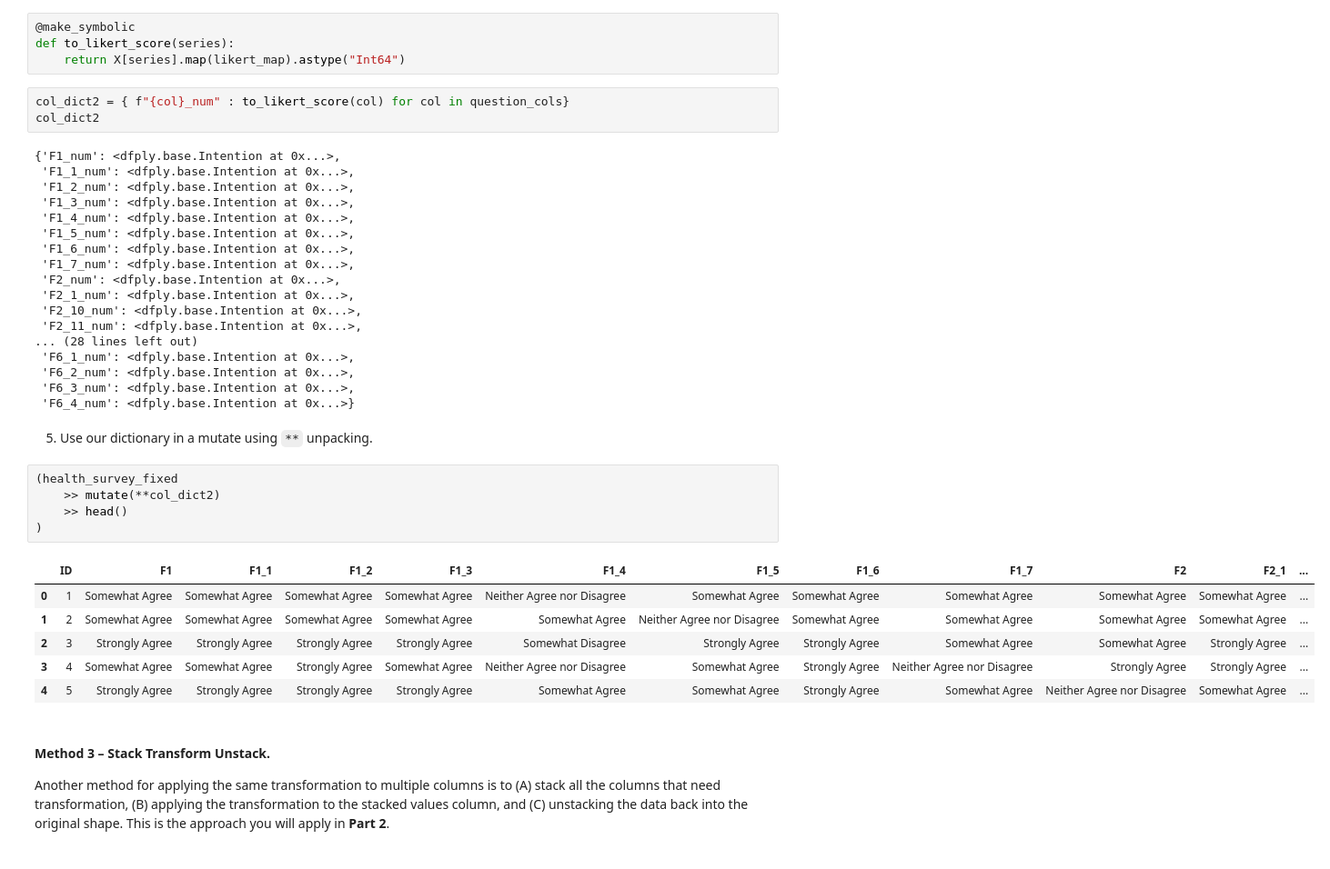
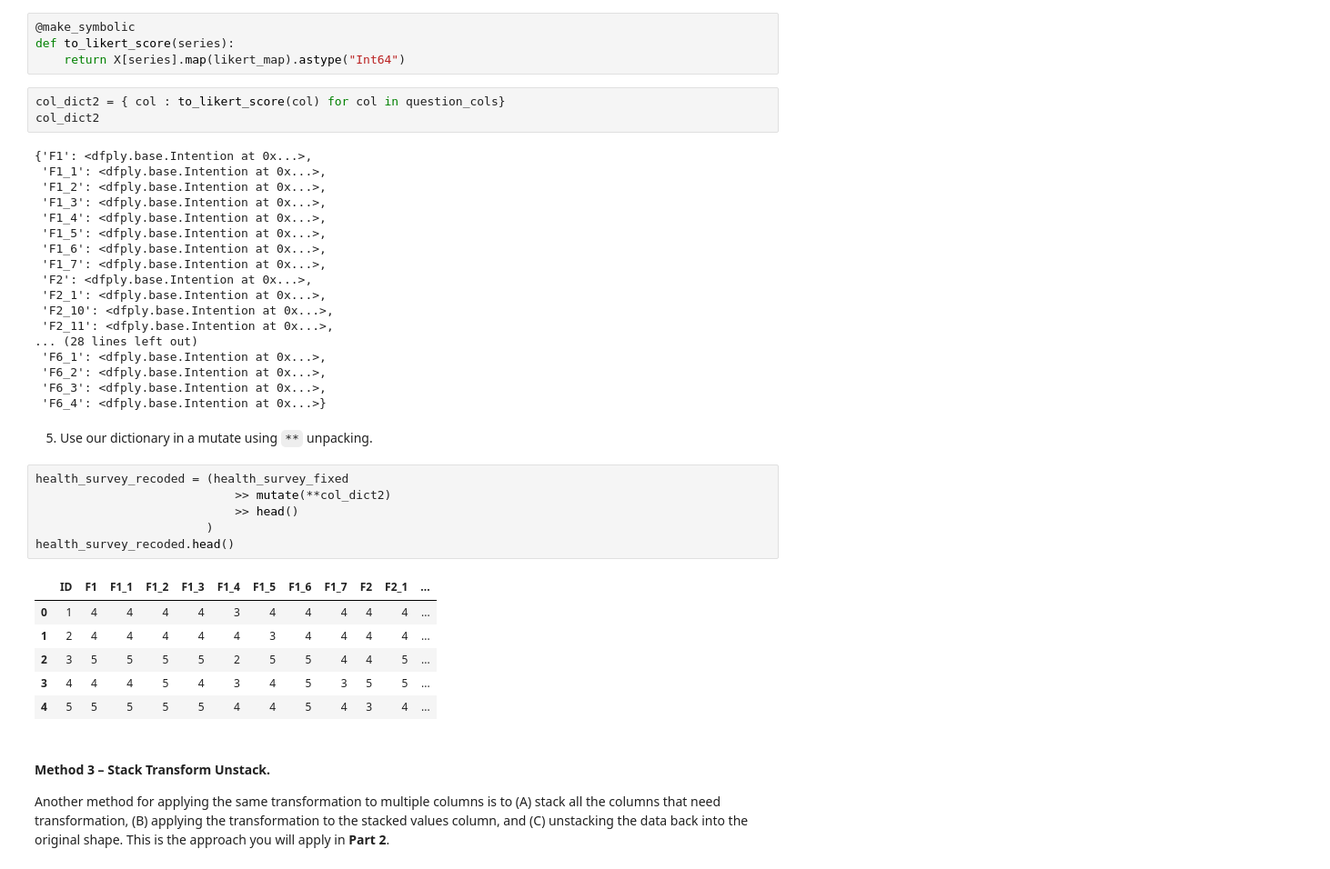
Before and after one commit to emmar2000/dsci326, a Jupyter notebook: module3/activity_3_2/act3_2_recoding_survey_data.ipynb, the cells around one changed output. Shown: that part at 91% size. Saved outputs shown, nothing was run; the diff lists cells and outputs as text.

```diff
--- a/module3/activity_3_2/act3_2_recoding_survey_data.ipynb
+++ b/module3/activity_3_2/act3_2_recoding_survey_data.ipynb
@@ -210,40 +212,41 @@ col_dict
 def to_likert_score(series):
     return X[series].map(likert_map).astype("Int64")
 # %%
-col_dict2 = { f"{col}_num" : to_likert_score(col) for col in question_cols}
+col_dict2 = { col : to_likert_score(col) for col in question_cols}
 col_dict2
 # %% [output]
-{'F1_num': <dfply.base.Intention at 0x...>,
- 'F1_1_num': <dfply.base.Intention at 0x...>,
- 'F1_2_num': <dfply.base.Intention at 0x...>,
- 'F1_3_num': <dfply.base.Intention at 0x...>,
- 'F1_4_num': <dfply.base.Intention at 0x...>,
- 'F1_5_num': <dfply.base.Intention at 0x...>,
- 'F1_6_num': <dfply.base.Intention at 0x...>,
- 'F1_7_num': <dfply.base.Intention at 0x...>,
- 'F2_num': <dfply.base.Intention at 0x...>,
- 'F2_1_num': <dfply.base.Intention at 0x...>,
- 'F2_10_num': <dfply.base.Intention at 0x...>,
- 'F2_11_num': <dfply.base.Intention at 0x...>,
+{'F1': <dfply.base.Intention at 0x...>,
+ 'F1_1': <dfply.base.Intention at 0x...>,
+ 'F1_2': <dfply.base.Intention at 0x...>,
+ 'F1_3': <dfply.base.Intention at 0x...>,
+ 'F1_4': <dfply.base.Intention at 0x...>,
+ 'F1_5': <dfply.base.Intention at 0x...>,
+ 'F1_6': <dfply.base.Intention at 0x...>,
+ 'F1_7': <dfply.base.Intention at 0x...>,
+ 'F2': <dfply.base.Intention at 0x...>,
+ 'F2_1': <dfply.base.Intention at 0x...>,
+ 'F2_10': <dfply.base.Intention at 0x...>,
+ 'F2_11': <dfply.base.Intention at 0x...>,
 ... (28 lines left out)
- 'F6_1_num': <dfply.base.Intention at 0x...>,
- 'F6_2_num': <dfply.base.Intention at 0x...>,
- 'F6_3_num': <dfply.base.Intention at 0x...>,
- 'F6_4_num': <dfply.base.Intention at 0x...>}
+ 'F6_1': <dfply.base.Intention at 0x...>,
+ 'F6_2': <dfply.base.Intention at 0x...>,
+ 'F6_3': <dfply.base.Intention at 0x...>,
+ 'F6_4': <dfply.base.Intention at 0x...>}
 # %% [markdown]
 5.  Use our dictionary in a mutate using `**` unpacking.
 # %%
-(health_survey_fixed
-    >> mutate(**col_dict2)
-    >> head()
-)
+health_survey_recoded = (health_survey_fixed
+                            >> mutate(**col_dict2)
+                            >> head()
+                        )
+health_survey_recoded.head()
 # %% [output]
 |  | ID | F1 | F1_1 | F1_2 | F1_3 | F1_4 | F1_5 | F1_6 | F1_7 | F2 | F2_1 | ... |
-| 0 | 1 | Somewhat Agree | Somewhat Agree | Somewhat Agree | Somewhat Agree | Neither Agree nor Disagree | Somewhat Agree | Somewhat Agree | Somewhat Agree | Somewhat Agree | Somewhat Agree | ... |
-| 1 | 2 | Somewhat Agree | Somewhat Agree | Somewhat Agree | Somewhat Agree | Somewhat Agree | Neither Agree nor Disagree | Somewhat Agree | Somewhat Agree | Somewhat Agree | Somewhat Agree | ... |
-| 2 | 3 | Strongly Agree | Strongly Agree | Strongly Agree | Strongly Agree | Somewhat Disagree | Strongly Agree | Strongly Agree | Somewhat Agree | Somewhat Agree | Strongly Agree | ... |
-| 3 | 4 | Somewhat Agree | Somewhat Agree | Strongly Agree | Somewhat Agree | Neither Agree nor Disagree | Somewhat Agree | Strongly Agree | Neither Agree nor Disagree | Strongly Agree | Strongly Agree | ... |
-| 4 | 5 | Strongly Agree | Strongly Agree | Strongly Agree | Strongly Agree | Somewhat Agree | Somewhat Agree | Strongly Agree | Somewhat Agree | Neither Agree nor Disagree | Somewhat Agree | ... |
+| 0 | 1 | 4 | 4 | 4 | 4 | 3 | 4 | 4 | 4 | 4 | 4 | ... |
+| 1 | 2 | 4 | 4 | 4 | 4 | 4 | 3 | 4 | 4 | 4 | 4 | ... |
+| 2 | 3 | 5 | 5 | 5 | 5 | 2 | 5 | 5 | 4 | 4 | 5 | ... |
+| 3 | 4 | 4 | 4 | 5 | 4 | 3 | 4 | 5 | 3 | 5 | 5 | ... |
+| 4 | 5 | 5 | 5 | 5 | 5 | 4 | 4 | 5 | 4 | 3 | 4 | ... |
 # %% [markdown]
 #### Method 3 – Stack Transform Unstack.
 
```
Also changed, not shown: parts of 16 cells of this notebook, 1 other file.
